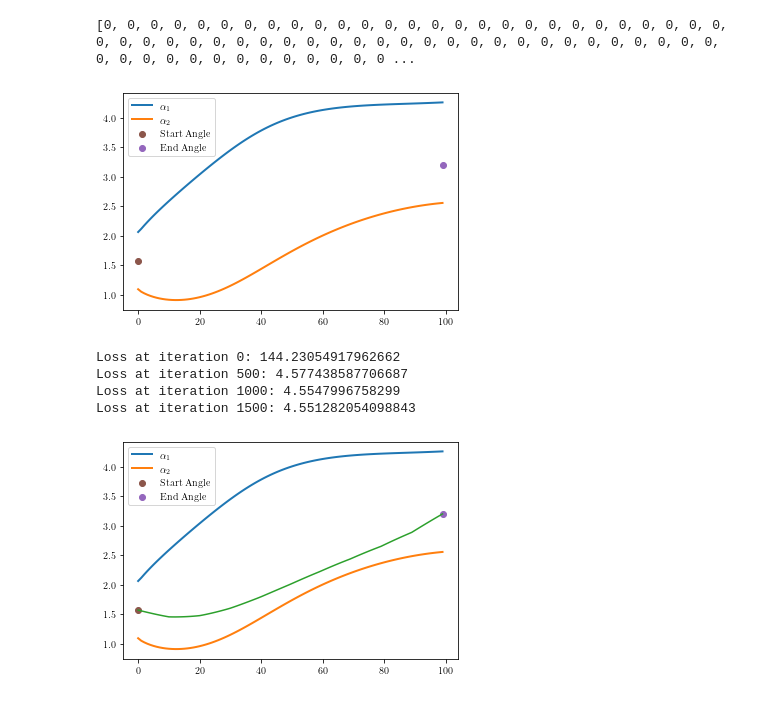
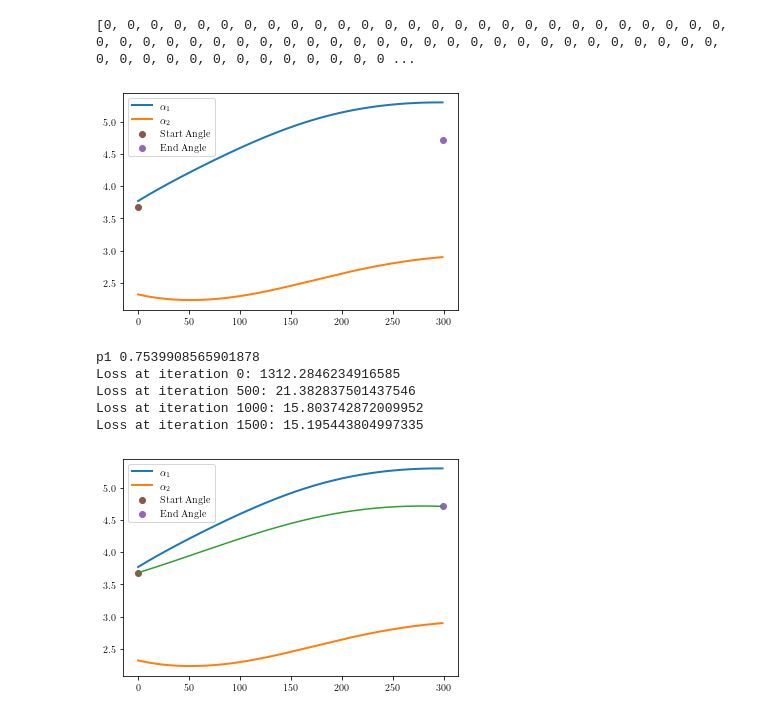
Before and after one commit to erikpsw/Mujoco, a Jupyter notebook: Algorithm/test.ipynb, the cells around one changed output. Cells and saved outputs as stored; diff of their text form; code cells hidden in the pictures.

```diff
--- a/Algorithm/test.ipynb
+++ b/Algorithm/test.ipynb
@@ -1,18 +1,18 @@
 # %%
 import kinematic
 import numpy as np
+import matplotlib.pyplot as plt
 
-origin_pos = np.array([0.0291812, -0.00117808, 0.1737953])
-start_pos = np.array([0.02787045, 0.00068883, 0.51154592]) - origin_pos
-end_pos = np.array([0.28808175 ,-0.02692359 , 0.10363261 ]) - origin_pos
-
-path_list=kinematic.generate_path(start_pos,end_pos,end_d=0.05)
-result_list=kinematic.select_alpha(path_list,np.pi/2,1.2+0.5+1.5)
+start_pos =np.array([0.29444878, 0, 0.0283401 ])
+end_pos =  np.array([0.10699319124221803 ,0.005106544122099876 ,-0.1530148871243])
+path_list=kinematic.generate_path(start_pos,end_pos,end_d=0.03)
+result_list=kinematic.select_alpha(path_list,3.6756633967948966,np.pi*3/2)
 # %% [output]
 [0, 0, 0, 0, 0, 0, 0, 0, 0, 0, 0, 0, 0, 0, 0, 0, 0, 0, 0, 0, 0, 0, 0, 0, 0, 0, 0, 0, 0, 0, 0, 0, 0, 0, 0, 0, 0, 0, 0, 0, 0, 0, 0, 0, 0, 0, 0, 0, 0, 0, 0, 0, 0, 0, 0, 0, 0, 0, 0, 0, 0, 0, 0, 0, 0, 0, 0 ...
-[figure, old version]
+[figure, new version]
-Loss at iteration 0: 144.23054917962662
-Loss at iteration 500: 4.577438587706687
-Loss at iteration 1000: 4.5547996758299
-Loss at iteration 1500: 4.551282054098843
+p1 0.7539908565901878
+Loss at iteration 0: 1312.2846234916585
+Loss at iteration 500: 21.382837501437546
+Loss at iteration 1000: 15.803742872009952
+Loss at iteration 1500: 15.195443804997335
-[figure, old version]
+[figure, new version]
```
Also changed, not shown: parts of 12 cells of this notebook, 4 other files.
